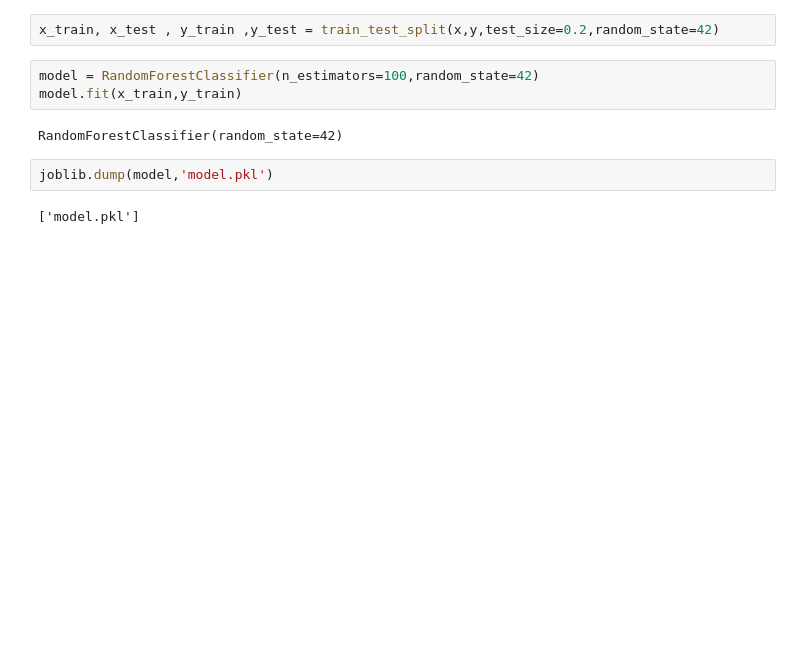
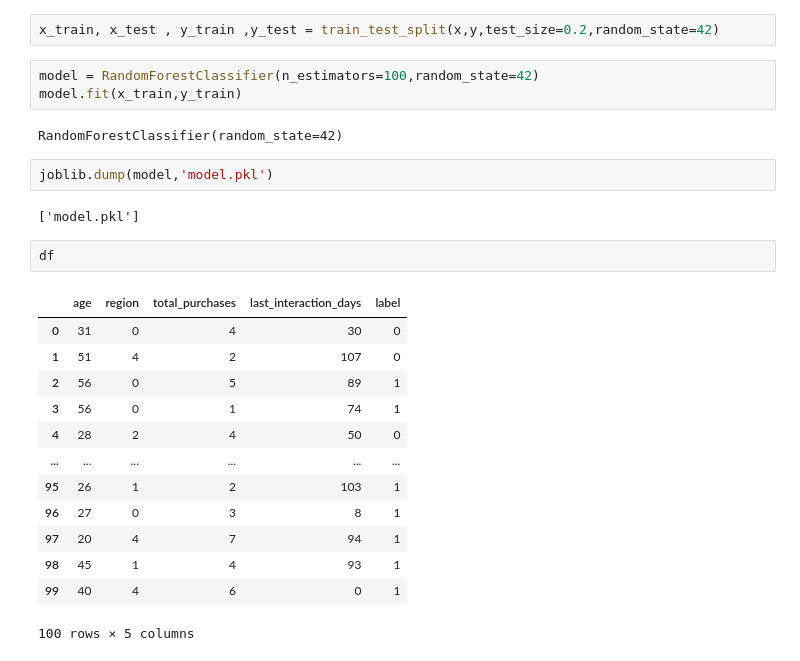
Before and after one commit to sahandcode1/ml_test, a Jupyter notebook: Lead_Scoring/Lead_Scoring.ipynb, the cells around one changed output. Cells and saved outputs as stored; diff of their text form; blank space fills up the shorter version.

```diff
--- a/Lead_Scoring/Lead_Scoring.ipynb
+++ b/Lead_Scoring/Lead_Scoring.ipynb
@@ -64,3 +64,19 @@ RandomForestClassifier(random_state=42)
 joblib.dump(model,'model.pkl')
 # %% [output]
 ['model.pkl']
+# %%
+df
+# %% [output]
+|  | age | region | total_purchases | last_interaction_days | label |
+| 0 | 31 | 0 | 4 | 30 | 0 |
+| 1 | 51 | 4 | 2 | 107 | 0 |
+| 2 | 56 | 0 | 5 | 89 | 1 |
+| 3 | 56 | 0 | 1 | 74 | 1 |
+| 4 | 28 | 2 | 4 | 50 | 0 |
+| ... | ... | ... | ... | ... | ... |
+| 95 | 26 | 1 | 2 | 103 | 1 |
+| 96 | 27 | 0 | 3 | 8 | 1 |
+| 97 | 20 | 4 | 7 | 94 | 1 |
+| 98 | 45 | 1 | 4 | 93 | 1 |
+| 99 | 40 | 4 | 6 | 0 | 1 |
+100 rows × 5 columns
```
